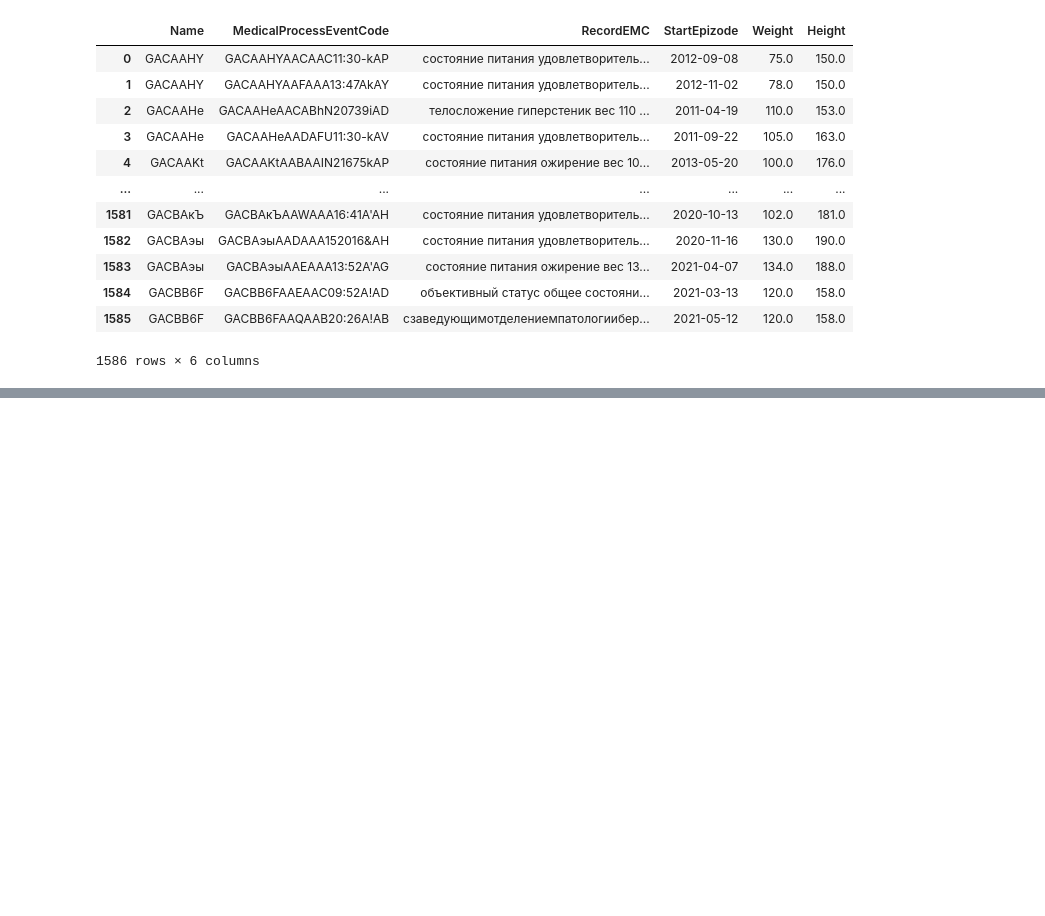
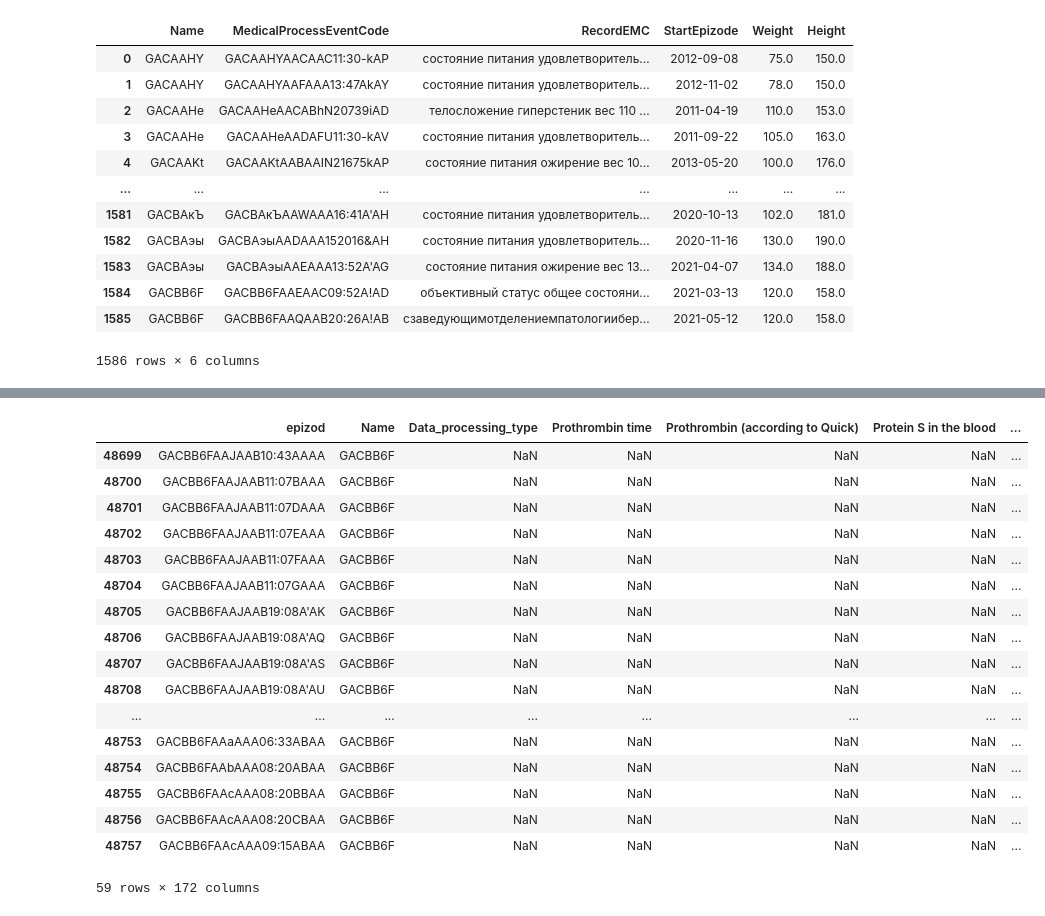
Before and after one commit to alex-mat-s/ITMO_MedicalStatistics, a Jupyter notebook: Project_DataPreprocessing.ipynb, the cells around one changed output, grey strips where cells are left out. Saved outputs shown, nothing was run; the diff lists cells and outputs as text; code cells hidden in the pictures; blank space fills up the shorter version.

```diff
--- a/Project_DataPreprocessing.ipynb
+++ b/Project_DataPreprocessing.ipynb
@@ -842,0 +712,22 @@ dataset_target.to_csv("dataset_target.csv")
+# %%
+# Вычислить возраст Age
+# Алгоритм: из data берем Birthday (переводим в timestamp)
+# Из dataset берем StartEpizode
+# Считаем разницу, выделяем года, сохраняем
+
+# преборазуем дату float->date()
+for i in data.index:
+    date = re.findall(r"(\d{4})(\d{2})(\d{2})", str(int(data["Bithday"][i])))
+    date = '-'.join(date[0])
+    date = datetime.strptime(date, "%Y-%m-%d").date()
+
+    data["Bithday"][i] = date
+# %%
+birthday_lst = data["Bithday"].tolist()
+start_epizode_lst = dataset["StartEpizode"].tolist()
+
+age_lst = []
+
+for i in range(len(birthday_lst)):
+    start_epizode_lst[i] = datetime.strptime(start_epizode_lst[i], "%Y-%m-%d").date()
+    age_lst.append((start_epizode_lst[i] - birthday_lst[i]).days / 365)
@@ -842,0 +814,15 @@ dataset_target.to_csv("dataset_target.csv")
+# %%
+data_analisis = pd.read_csv("analisis_ids_df.csv", index_col=0)
+# extract only patients from dataset with target
+data = pd.read_csv("dataset_target.csv", index_col=0)
+patient_ids = data["Name"].unique()
+analisis_lst = []
+
+for patient in tqdm(patient_ids):
+    tmp_df = data_analisis[data_analisis["Name"]==patient]
+    tmp_lst = tmp_df.values.tolist()
+    for i in range(len(tmp_lst)):
+        analisis_lst.append(tmp_lst[i])
+# %%
+col = data_analisis.columns
+data_analisis = pd.DataFrame(analisis_lst, columns=col)
@@ -842,0 +845,21 @@ dataset_target.to_csv("dataset_target.csv")
+# %%
+data_analisis[data_analisis["Name"]=="GACBB6F"]
+# %% [output]
+|  | epizod | Name | Data_processing_type | Prothrombin time | Prothrombin (according to Quick) | Protein S in the blood | ... |
+| 48699 | GACBB6FAAJAAB10:43AAAA | GACBB6F | NaN | NaN | NaN | NaN | ... |
+| 48700 | GACBB6FAAJAAB11:07BAAA | GACBB6F | NaN | NaN | NaN | NaN | ... |
+| 48701 | GACBB6FAAJAAB11:07DAAA | GACBB6F | NaN | NaN | NaN | NaN | ... |
+| 48702 | GACBB6FAAJAAB11:07EAAA | GACBB6F | NaN | NaN | NaN | NaN | ... |
+| 48703 | GACBB6FAAJAAB11:07FAAA | GACBB6F | NaN | NaN | NaN | NaN | ... |
+| 48704 | GACBB6FAAJAAB11:07GAAA | GACBB6F | NaN | NaN | NaN | NaN | ... |
+| 48705 | GACBB6FAAJAAB19:08A'AK | GACBB6F | NaN | NaN | NaN | NaN | ... |
+| 48706 | GACBB6FAAJAAB19:08A'AQ | GACBB6F | NaN | NaN | NaN | NaN | ... |
+| 48707 | GACBB6FAAJAAB19:08A'AS | GACBB6F | NaN | NaN | NaN | NaN | ... |
+| 48708 | GACBB6FAAJAAB19:08A'AU | GACBB6F | NaN | NaN | NaN | NaN | ... |
+| ... | ... | ... | ... | ... | ... | ... | ... |
+| 48753 | GACBB6FAAaAAA06:33ABAA | GACBB6F | NaN | NaN | NaN | NaN | ... |
+| 48754 | GACBB6FAAbAAA08:20ABAA | GACBB6F | NaN | NaN | NaN | NaN | ... |
+| 48755 | GACBB6FAAcAAA08:20BBAA | GACBB6F | NaN | NaN | NaN | NaN | ... |
+| 48756 | GACBB6FAAcAAA08:20CBAA | GACBB6F | NaN | NaN | NaN | NaN | ... |
+| 48757 | GACBB6FAAcAAA09:15ABAA | GACBB6F | NaN | NaN | NaN | NaN | ... |
+59 rows × 172 columns
```
Also changed, not shown: parts of 104 cells of this notebook.
